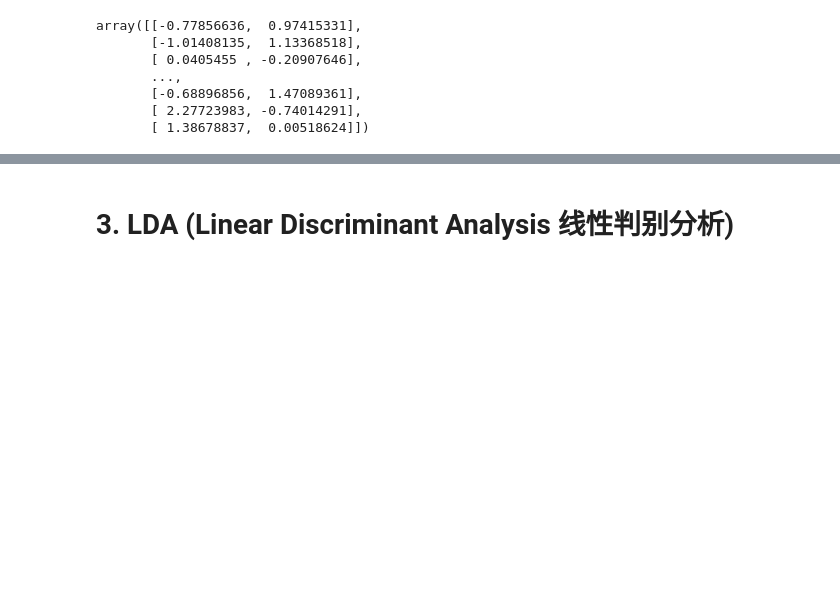
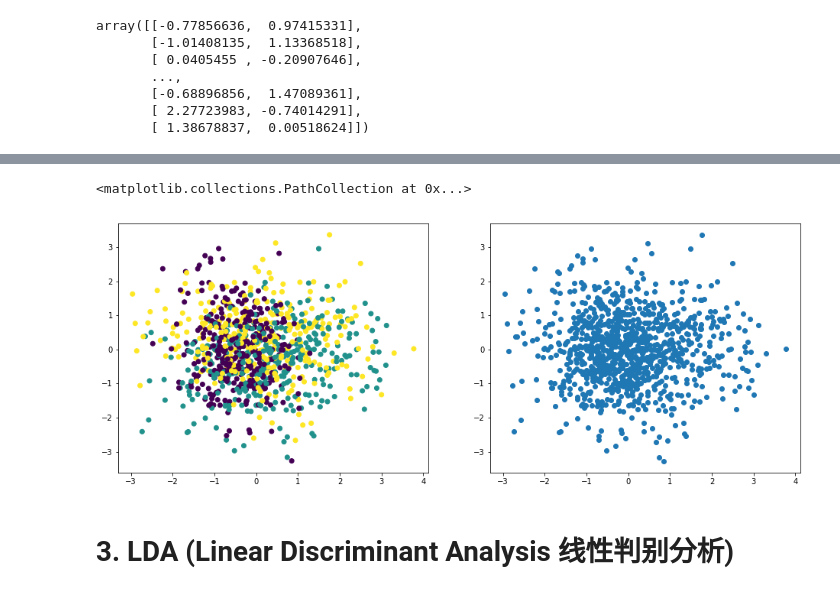
Before and after one commit to davidkorea/ai300_ML, a Jupyter notebook: 05_LDA/ai300_LDA.ipynb, the cells around one changed output, grey strips where cells are left out. Saved outputs shown, nothing was run; the diff lists cells and outputs as text; code cells hidden in the pictures; blank space fills up the shorter version.

```diff
--- a/05_LDA/ai300_LDA.ipynb
+++ b/05_LDA/ai300_LDA.ipynb
@@ -86,3 +77,12 @@ plt.scatter(X_pca[:,0], X_pca[:,1], marker='o')
+# %%
+fig = plt.figure(figsize=(16,6))
+ax1 = fig.add_subplot(1,2,1)
+ax1.scatter(X_pca[:,0], X_pca[:,1], c=y)
+ax2 = fig.add_subplot(1,2,2)
+ax2.scatter(X_pca[:,0], X_pca[:,1])
+# %% [output]
+<matplotlib.collections.PathCollection at 0x...>
+[figure, added]
 # %% [markdown]
 # 3. LDA (Linear Discriminant Analysis 线性判别分析)
 # %%
```
Also changed, not shown: parts of 9 cells of this notebook.
